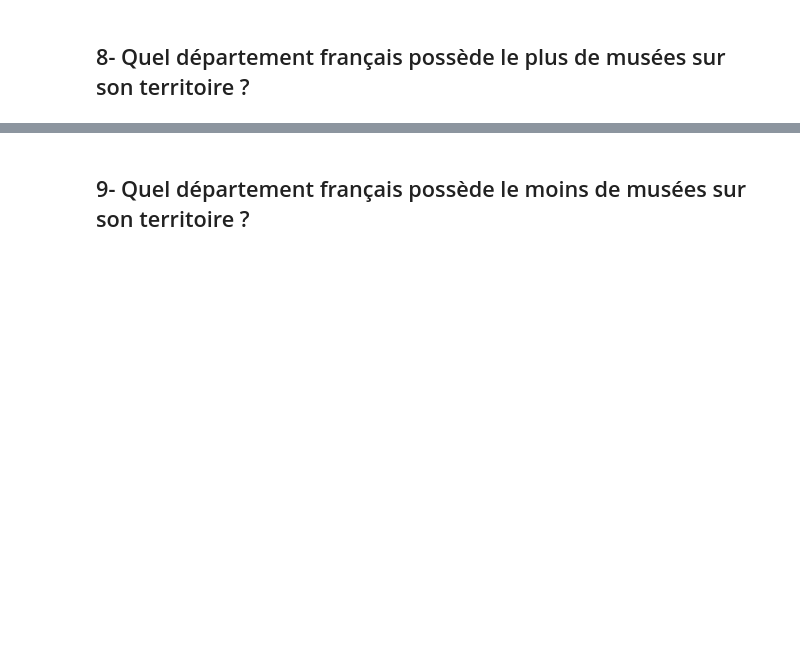
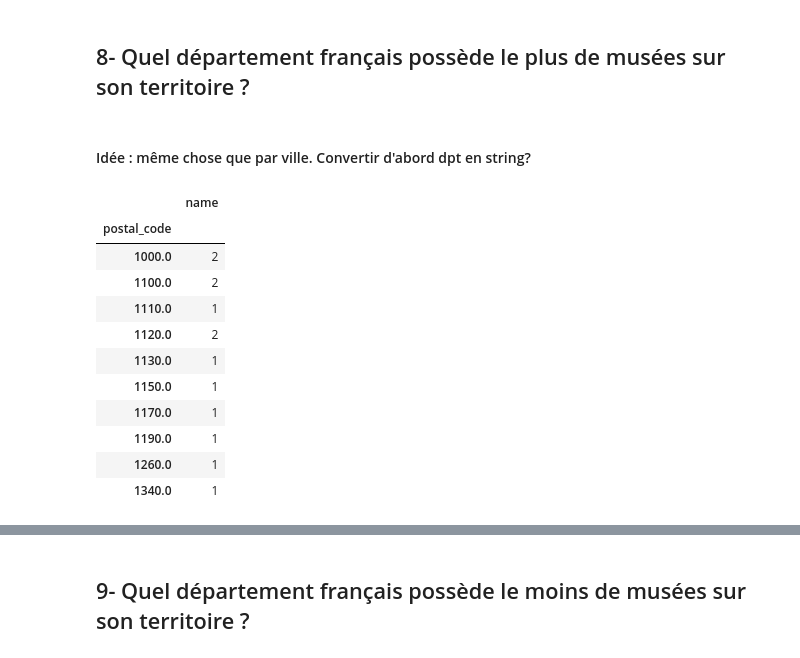
Before and after one commit to FrancisLGZ/MuseumData, a Jupyter notebook: exoMusees.ipynb, the cells around one changed output, grey strips where cells are left out. Drawn from its saved outputs; the diff is of its cells as text; code cells hidden in the pictures; blank space fills up the shorter version.

```diff
--- a/exoMusees.ipynb
+++ b/exoMusees.ipynb
@@ -172,2 +233,20 @@ len(cityMuseumName)
 # %% [markdown]
 ## 8- Quel département français possède le plus de musées sur son territoire ?
+# %% [markdown]
+#### Idée : même chose que par ville. Convertir d'abord dpt en string?
+# %%
+postalMuseum = data.pivot_table(index='postal_code', values='name', aggfunc="count")
+postalMuseum.head(10)
+# %% [output]
+|  | name |
+| postal_code |  |
+| 1000.0 | 2 |
+| 1100.0 | 2 |
+| 1110.0 | 1 |
+| 1120.0 | 2 |
+| 1130.0 | 1 |
+| 1150.0 | 1 |
+| 1170.0 | 1 |
+| 1190.0 | 1 |
+| 1260.0 | 1 |
+| 1340.0 | 1 |
```
Also changed, not shown: parts of 29 cells of this notebook.
